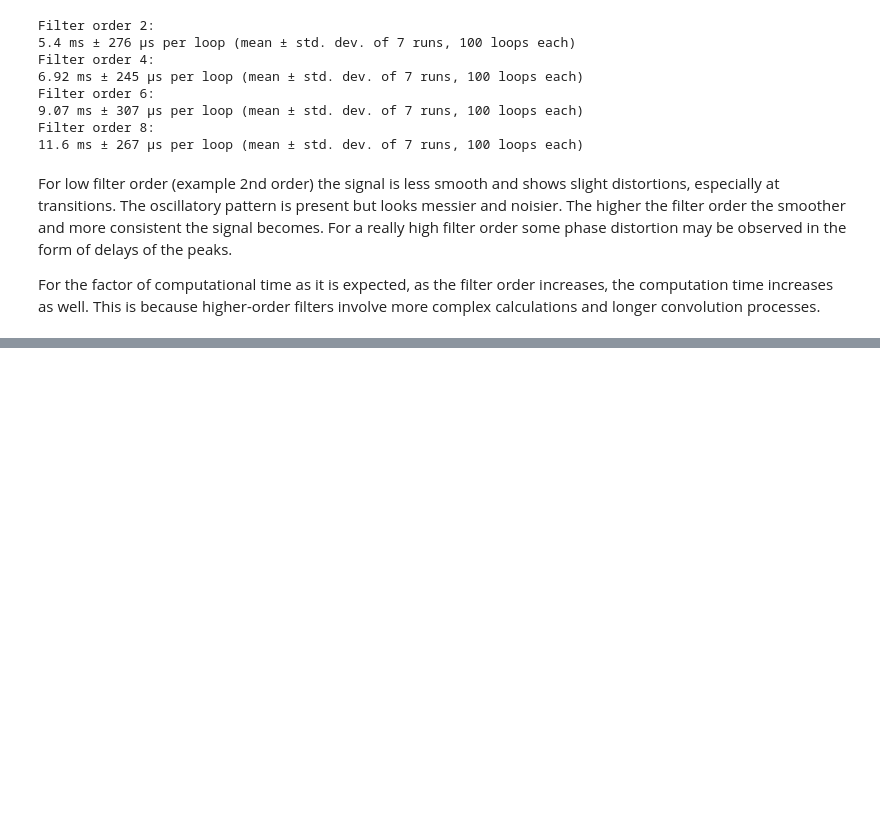
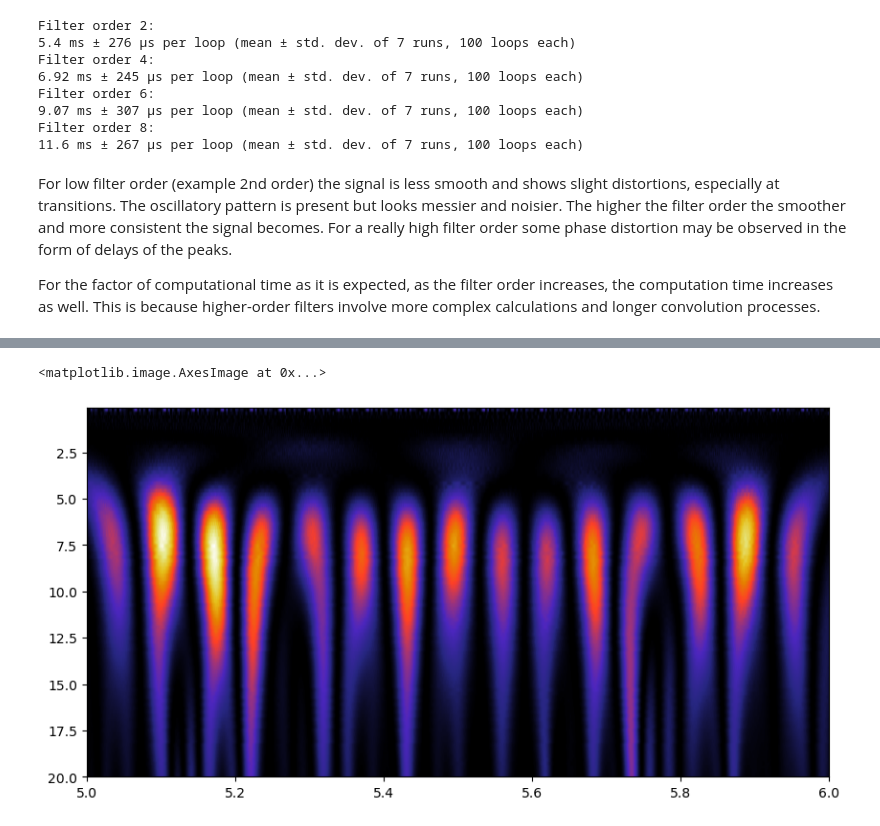
Before and after one commit to pschristodoulou/NRA, a Jupyter notebook: LFP/Ass1_ex1.ipynb, the cells around one changed output, grey strips where cells are left out. Cells and saved outputs as stored; diff of their text form; code cells hidden in the pictures; blank space fills up the shorter version.

```diff
--- a/LFP/Ass1_ex1.ipynb
+++ b/LFP/Ass1_ex1.ipynb
@@ -247,0 +273,14 @@ For the factor of computational time as it is expected, as the filter order incr
+# %%
+# Spectrogram with Mexican Hat transform
+
+frequencies =  np.linspace(0.1,20,100)/sampling_rate
+wavelet = 'mexh'
+scales = scale2frequency(wavelet, frequencies)
+cwtmatr, _ = cwt(sig, wavelet=wavelet, scales=scales,
+                  sampling_period=1.0/sampling_rate)
+plt.figure(figsize=(10,5))
+plt.imshow(abs(cwtmatr)**2, extent=[start,end,frequencies[-1]*sampling_rate,
+                         frequencies[0]*sampling_rate], aspect='auto', cmap='CMRmap')
+# %% [output]
+<matplotlib.image.AxesImage at 0x...>
+[figure, added]
```
Also changed, not shown: parts of 6 cells of this notebook.
